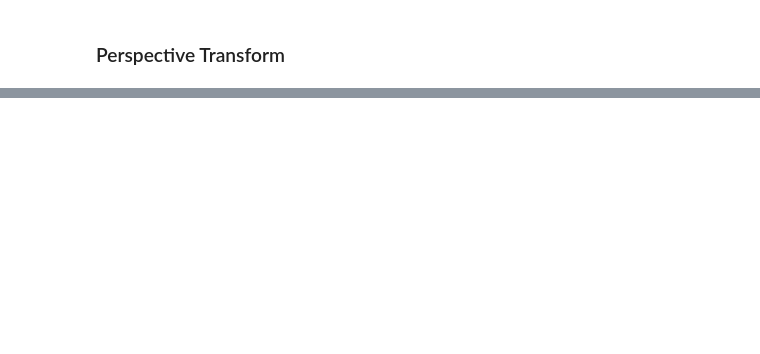
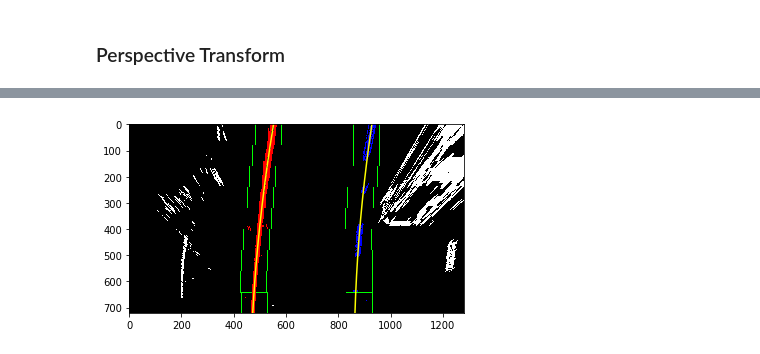
Before and after one commit to julson/CarND-Advanced-Lane-Lines, a Jupyter notebook: detect_lanes.ipynb, the cells around one changed output, grey strips where cells are left out. Cells and saved outputs as stored; diff of their text form; code cells hidden in the pictures; blank space fills up the shorter version.

```diff
--- a/detect_lanes.ipynb
+++ b/detect_lanes.ipynb
@@ -146,0 +186,100 @@ axis2.imshow(transformed)
+# %%
+# Sliding widnow algorithm to determine the initial lane curvature
+def sliding_window_fit(binary_warped):
+    histogram = np.sum(binary_warped[binary_warped.shape[0]//2:,:], axis=0)
+    out = np.dstack((binary_warped, binary_warped, binary_warped)) * 255
+
+    midpoint = np.int((histogram.shape[0]/2))
+    quarterpt = np.int(midpoint//2)
+    # we reduce the starting search space to avoid artifacts
+    # located on the sides of the image
+    leftx_base = np.argmax(histogram[quarterpt:midpoint]) + quarterpt
+
+    right_edge = histogram.shape[0] - quarterpt
+    rightx_base = np.argmax(histogram[midpoint:right_edge]) + midpoint
+
+    nwindows = 9 # number of sliding windows
+    window_height = np.int(binary_warped.shape[0] / nwindows)
+    nonzero = binary_warped.nonzero()
+    nonzeroy = np.array(nonzero[0])
+    nonzerox = np.array(nonzero[1])
+
+    leftx_current = leftx_base
+    rightx_current = rightx_base
+
+    margin = 50
+    minpix = 100
+
+    left_lane_idxs = []
+    right_lane_idxs = []
+
+    for window in range(nwindows):
+        # window boundaries in x and y
+        win_y_low = binary_warped.shape[0] - (window + 1) * window_height
+        win_y_high = binary_warped.shape[0] - window * window_height
+        win_xleft_low = leftx_current - margin
+        win_xleft_high = leftx_current + margin
+        win_xright_low = rightx_current - margin
+        win_xright_high = rightx_current + margin
+
+        # draw windows
+        cv2.rectangle(out, (win_xleft_low, win_y_low), (win_xleft_high, win_y_high), (0, 255, 0), 2)
+        cv2.rectangle(out, (win_xright_low, win_y_low), (win_xright_high, win_y_high), (0, 255, 0), 2)
+
+        # identify non-zero indices within the window
+        good_left_idxs = ((nonzeroy >= win_y_low)
+                          & (nonzeroy < win_y_high)
+                          & (nonzerox >= win_xleft_low)
+                          & (nonzerox < win_xleft_high)).nonzero()[0]
+        good_right_idxs = ((nonzeroy >= win_y_low)
+                           & (nonzeroy < win_y_high)
+                           & (nonzerox >= win_xright_low)
+                           & (nonzerox < win_xright_high)).nonzero()[0]
+
+        left_lane_idxs.append(good_left_idxs)
+        right_lane_idxs.append(good_right_idxs)
+
+        if len(good_left_idxs) > minpix:
+            leftx_current = np.int(np.mean(nonzerox[good_left_idxs]))
+        if len(good_right_idxs) > minpix:
+            rightx_current = np.int(np.mean(nonzerox[good_right_idxs]))
+
+    left_lane_idxs = np.concatenate(left_lane_idxs)
+    right_lane_idxs = np.concatenate(right_lane_idxs)
+
+    # Extract left and right line pixel locations
+    leftx = nonzerox[left_lane_idxs]
+    lefty = nonzeroy[left_lane_idxs]
+    rightx = nonzerox[right_lane_idxs]
+    righty = nonzeroy[right_lane_idxs]
+
+    # Fit a second order polynomial
+    left_fit = np.polyfit(lefty, leftx, 2)
+    right_fit = np.polyfit(righty, rightx, 2)
+    return out, left_fit, right_fit, left_lane_idxs, right_lane_idxs
+
+def visualize_fit(binary_warped, out, left_fitx, right_fitx, left_lane_idxs, right_lane_idxs):
+    # Visualize lane curves through polynomial fitting
+    ploty = np.linspace(0, binary_warped.shape[0] - 1, binary_warped.shape[0])
+    left_fitx = left_fit[0] * ploty**2 + left_fit[1] * ploty + left_fit[2]
+    right_fitx = right_fit[0] * ploty**2 + right_fit[1] * ploty + right_fit[2]
+
+    nonzero = binary_warped.nonzero()
+    nonzeroy = np.array(nonzero[0])
+    nonzerox = np.array(nonzero[1])
+    out[nonzeroy[left_lane_idxs], nonzerox[left_lane_idxs]] = [255, 0, 0]
+    out[nonzeroy[right_lane_idxs], nonzerox[right_lane_idxs]] = [0, 0, 255]
+    plt.imshow(out)
+    plt.plot(left_fitx, ploty, color='yellow')
+    plt.plot(right_fitx, ploty, color='yellow')
+    plt.xlim(0, 1280)
+    plt.ylim(720, 0)
+    plt.savefig('./examples/curve_fit.jpg')
+
+
+test_img = cv2.imread('./test_images/test6.jpg')
+binary_warped, minV = pipeline(test_img)
+result, left_fit, right_fit, left_lane_idxs, right_lane_idxs = sliding_window_fit(binary_warped)
+visualize_fit(binary_warped, result, left_fit, right_fit, left_lane_idxs, right_lane_idxs)
+# %% [output]
+[figure, added]
```
Also changed, not shown: parts of 20 cells of this notebook, 10 other files.
